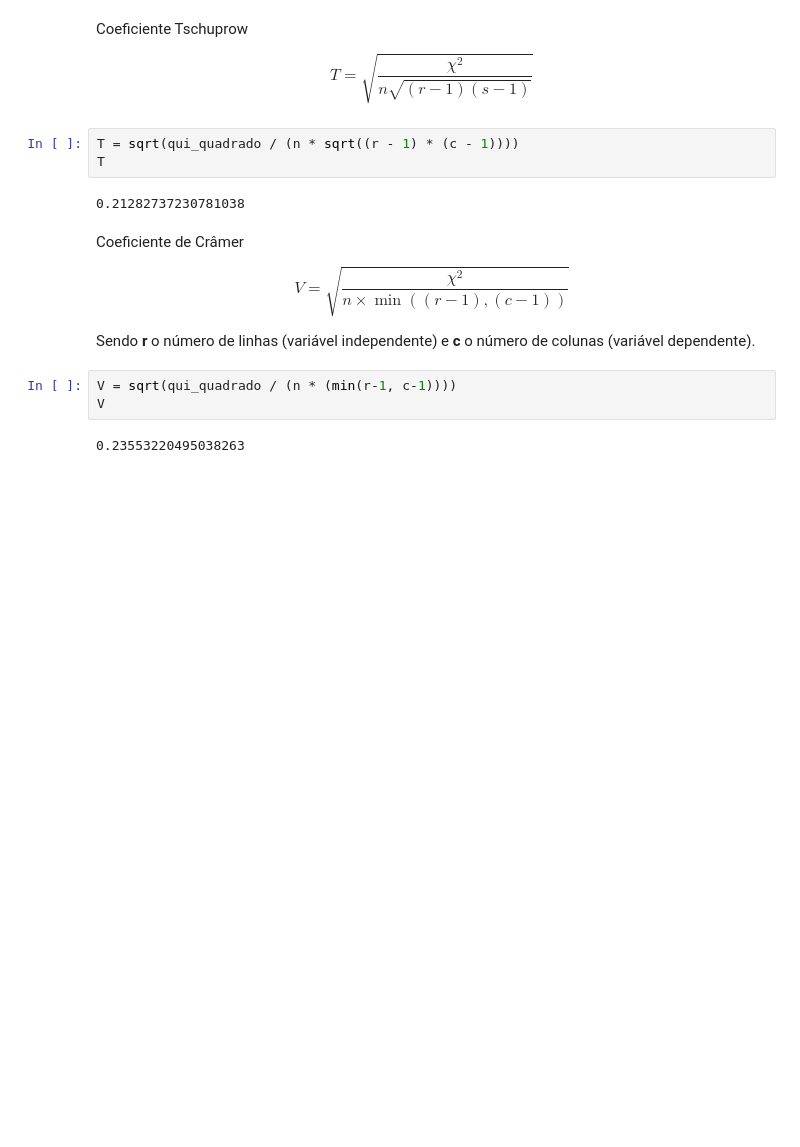
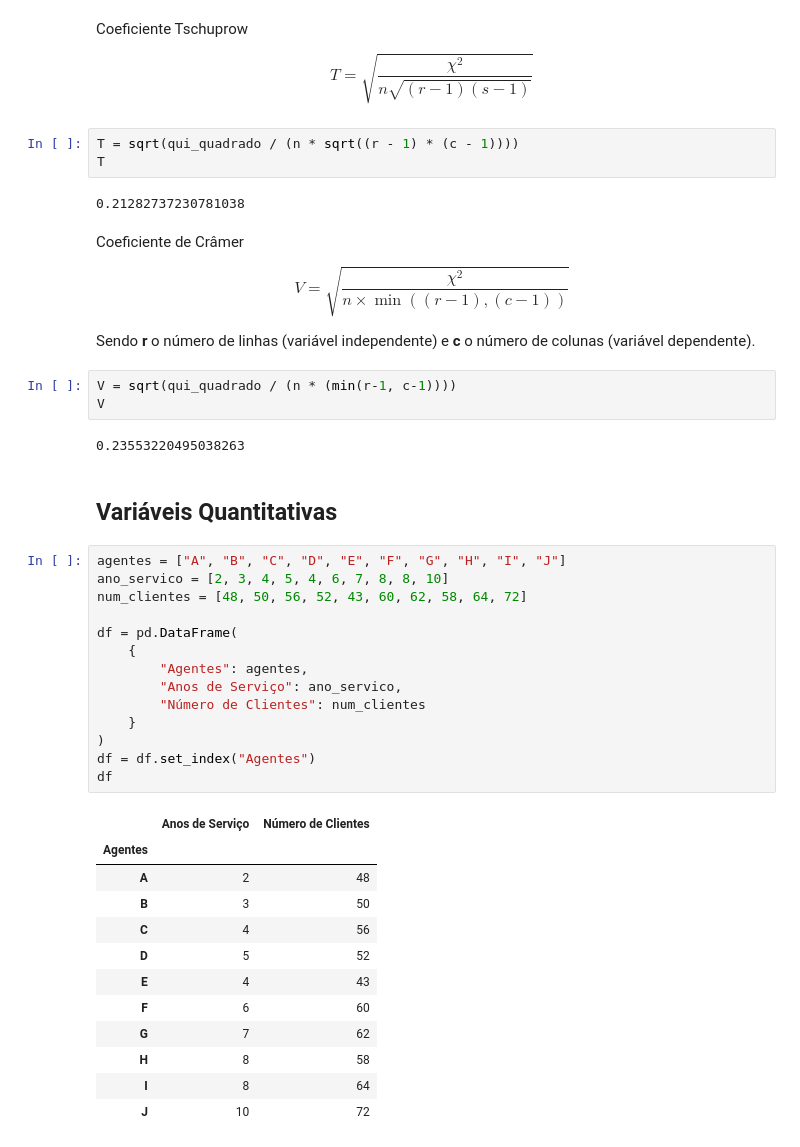
Before and after one commit to BrunoOlivei/estatistica, a Jupyter notebook: Estatística Básica/4_analise_bidimensional.ipynb, the cells around one changed output. Cells and saved outputs as stored; diff of their text form; blank space fills up the shorter version.

Commit message:
Associação entre variáveis quantitativas

```diff
--- a/Estatística Básica/4_analise_bidimensional.ipynb
+++ b/Estatística Básica/4_analise_bidimensional.ipynb
@@ -161,3 +161,32 @@ V = sqrt(qui_quadrado / (n * (min(r-1, c-1))))
 V
 # %% [output]
 0.23553220495038263
+# %% [markdown]
+## Variáveis Quantitativas
+# %%
+agentes = ["A", "B", "C", "D", "E", "F", "G", "H", "I", "J"]
+ano_servico = [2, 3, 4, 5, 4, 6, 7, 8, 8, 10]
+num_clientes = [48, 50, 56, 52, 43, 60, 62, 58, 64, 72]
+
+df = pd.DataFrame(
+    {
+        "Agentes": agentes,
+        "Anos de Serviço": ano_servico,
+        "Número de Clientes": num_clientes
+    }
+)
+df = df.set_index("Agentes")
+df
+# %% [output]
+|  | Anos de Serviço | Número de Clientes |
+| Agentes |  |  |
+| A | 2 | 48 |
+| B | 3 | 50 |
+| C | 4 | 56 |
+| D | 5 | 52 |
+| E | 4 | 43 |
+| F | 6 | 60 |
+| G | 7 | 62 |
+| H | 8 | 58 |
+| I | 8 | 64 |
+| J | 10 | 72 |
```
Also changed, not shown: parts of 7 cells of this notebook, 4 other files.
